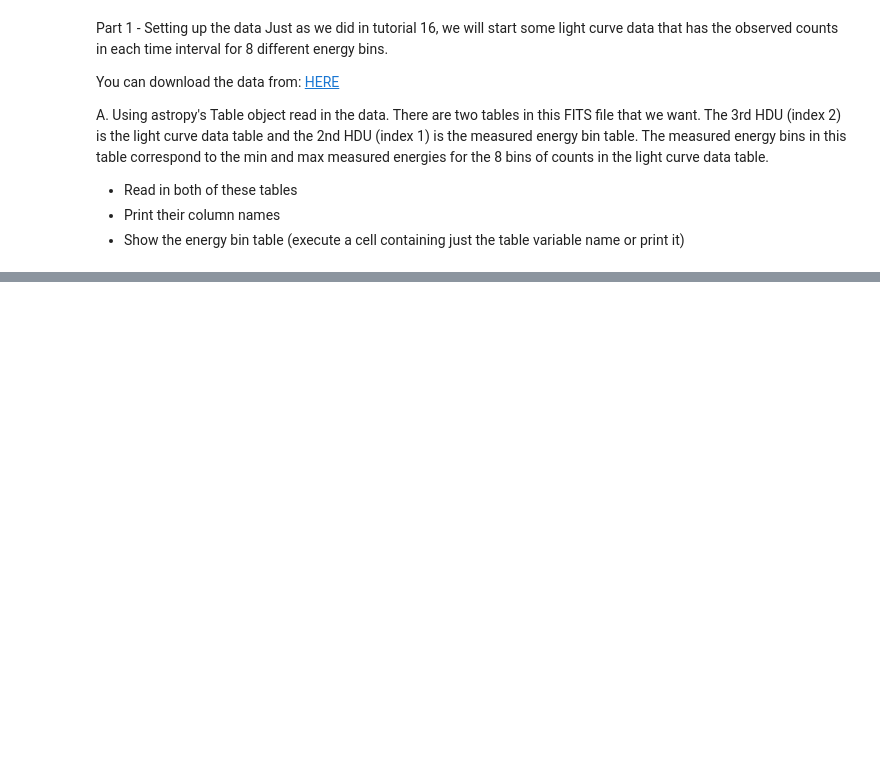
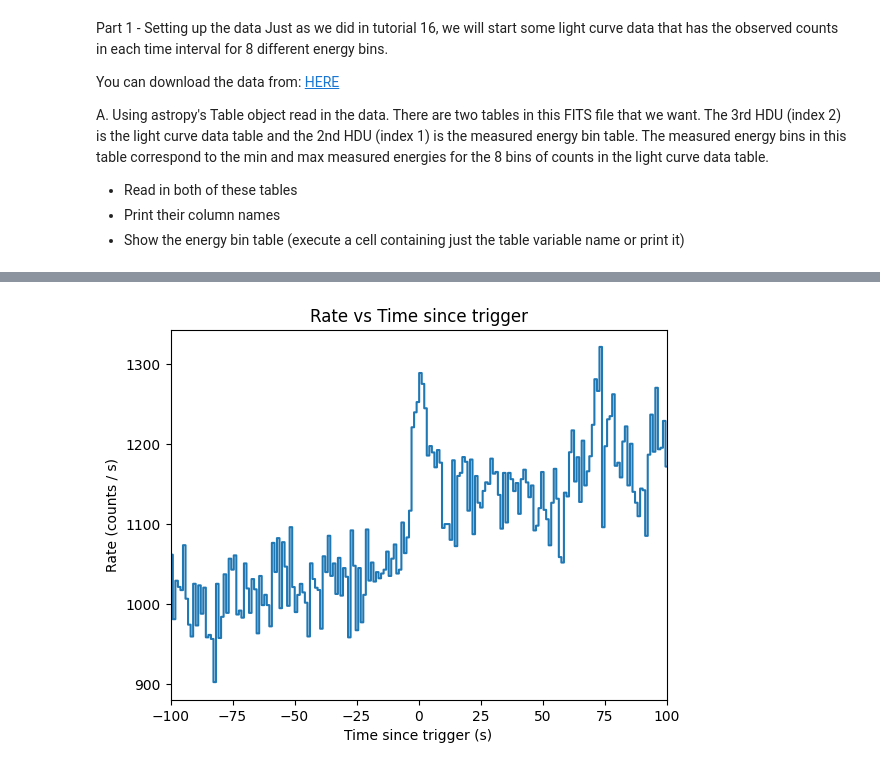
Before and after one commit to aInsan/Astro-97, a Jupyter notebook: Mini Project 2/Adhikari_Insan_mp2.ipynb, the cells around one changed output, grey strips where cells are left out. Cells and saved outputs as stored; diff of their text form; code cells hidden in the pictures; blank space fills up the shorter version.

```diff
--- a/Mini Project 2/Adhikari_Insan_mp2.ipynb
+++ b/Mini Project 2/Adhikari_Insan_mp2.ipynb
@@ -38,0 +36,12 @@ filemane = 'https://psu.instructure.com/courses/2367528/files/176346222/download
+# %%
+filename = 'glg_ctime_n3_bn240305409_v00.pha'
+f = fits.open(filename)
+f.info()
+
+hdu1_table = Table.read(filename, hdu=1)
+hdu2_table = Table.read(filename, hdu=2)
+
+print(hdu1_table.colnames)
+print(hdu2_table.colnames)
+
+hdu1_table["E_MIN"]
@@ -38,0 +72,22 @@ filemane = 'https://psu.instructure.com/courses/2367528/files/176346222/download
+# %%
+trigger_time = 731324966.26389
+dt = hdu2_table["TIME"].data - trigger_time # Calculate time since trigger
+hdu2_table['dt'] = dt # Add new col that is time since trigger
+
+
+#print(hdu2_table['COUNTS'].shape)
+counts1D = np.sum(hdu2_table['COUNTS'].data, axis=1) # Sum over all energy channels to get 1D counts
+exposure = hdu2_table['EXPOSURE'].data # Get exposure times for each time bin
+#print(counts1D.shape)
+
+rate = counts1D / exposure # Calculate rate in counts/s
+
+plt.step(dt, rate)
+plt.xlim(-100,100)
+plt.xlabel('Time since trigger (s)')
+plt.ylabel('Rate (counts / s)')
+plt.title('Rate vs Time since trigger')
+plt.show()
+#hdu2_table
+# %% [output]
+[figure, added]
```
Also changed, not shown: parts of 16 cells of this notebook, 4 other files.
